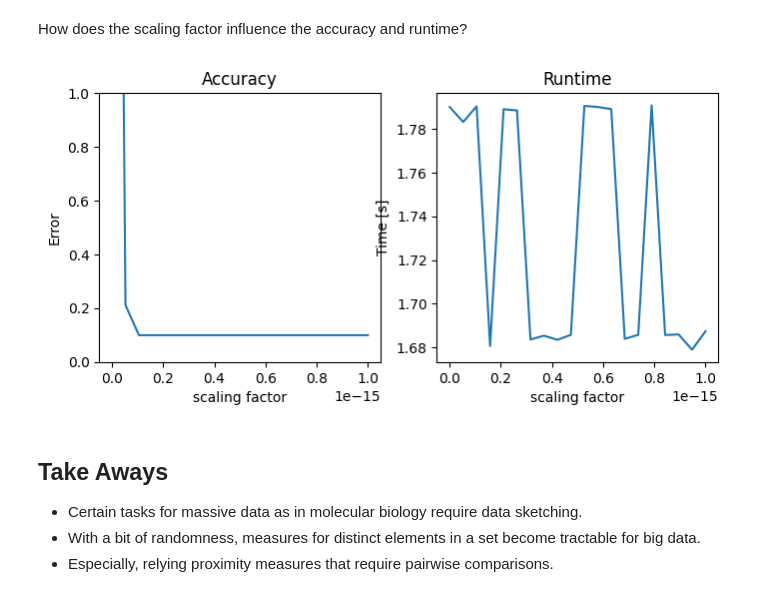
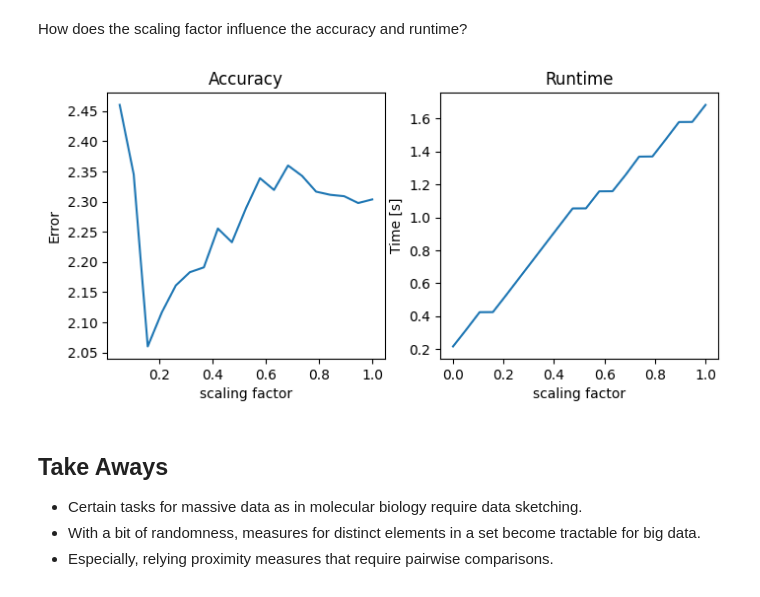
Before and after one commit to jonasschultemattler/nano, a Jupyter notebook: course.ipynb, the cells around one changed output. Saved outputs shown, nothing was run; the diff lists cells and outputs as text; code cells hidden in the pictures.

```diff
--- a/course.ipynb
+++ b/course.ipynb
@@ -292,15 +303,15 @@ Error FracMinHash: 9.9+-7.2%
 How does the scaling factor influence the accuracy and runtime?
 # %%
 from evaluate.plots import plot_fracminhash
-scaling_factors = np.linspace(1e-15, 1e-19, 20)
+scaling_factors = np.linspace(0, 1, 20)
 runtimes, errors = [], []
 for scaling_factor in scaling_factors:
     time, mem, res = track_memory_and_runtime_similarity("build/source/fracminhash", scaling_factor)
     runtimes.append(time)
-    errors.append(np.mean(np.abs(res[indices]-jaccard[indices])/jaccard[indices]))
+    errors.append(np.mean(np.abs(res[indices]-jaccard[indices])/jaccard[indices])*100)
 plot_fracminhash(errors, runtimes, scaling_factors)
 # %% [output]
-[figure, old version]
+[figure, new version]
 # %% [markdown]
 ## Take Aways
 
```
Also changed, not shown: parts of 10 cells of this notebook, 4 other files.
